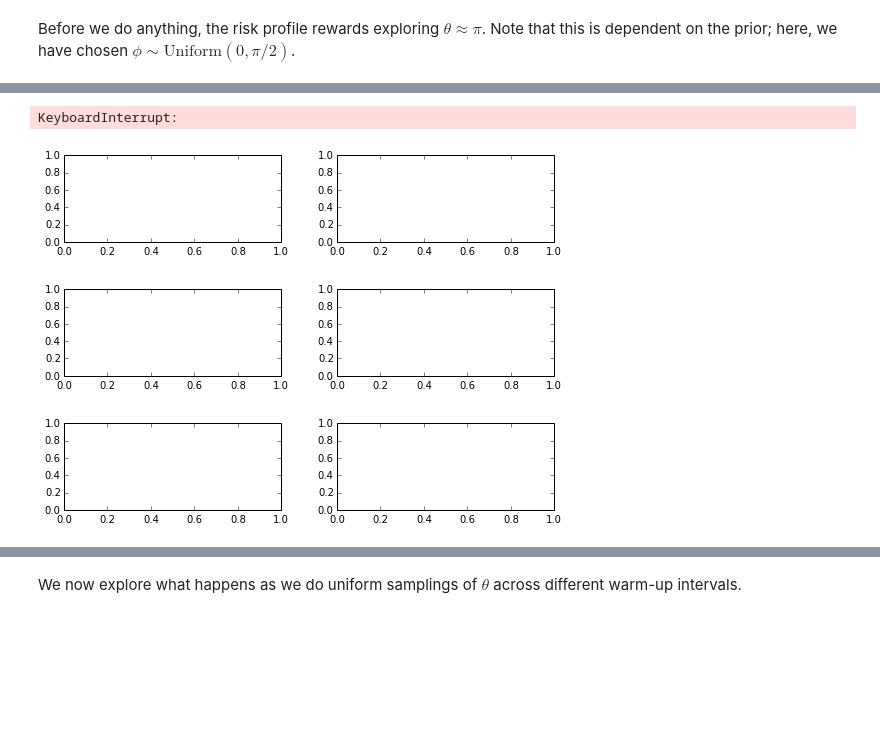
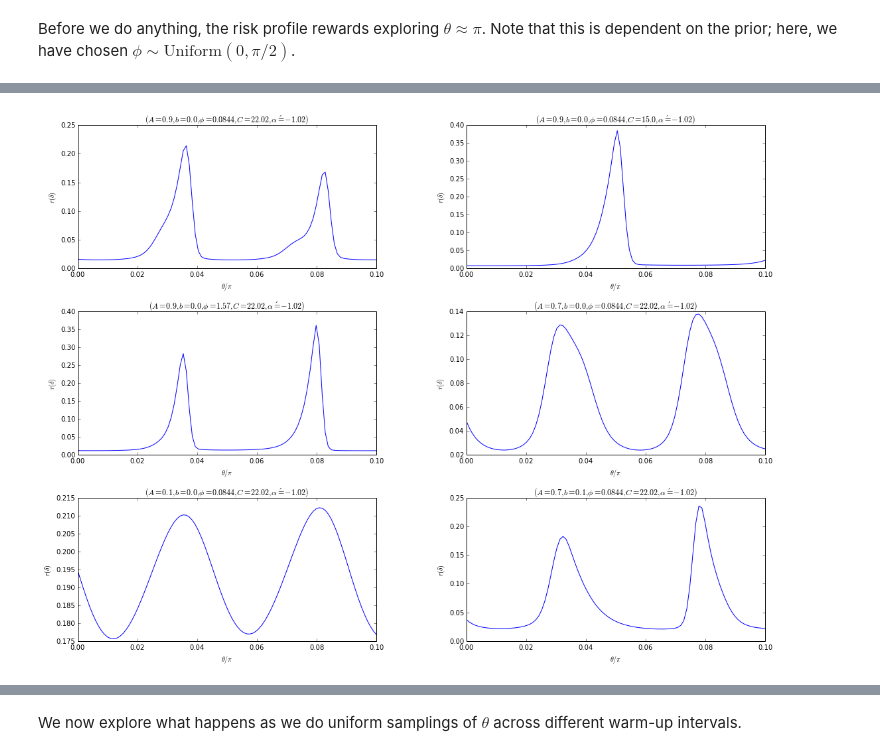
Before and after one commit to taalexander/Honours-Thesis, a Jupyter notebook: code/Adaptive Neutron Interferometry.ipynb, the cells around one changed output, grey strips where cells are left out. Saved outputs shown, nothing was run; the diff lists cells and outputs as text; code cells hidden in the pictures; blank space fills up the shorter version.

```diff
--- a/code/Adaptive Neutron Interferometry.ipynb
+++ b/code/Adaptive Neutron Interferometry.ipynb
@@ -198,11 +198,11 @@ for i,x in zip(range(1,len(y)+1),y):
     plot(delta/np.pi,p)
     xlim(0,1/10.)
     xlabel(r'$\delta/\pi$')
-    ylabel(r'Probability of Detection')
+    ylabel(r'Pr(O)')
     title(r'$(A={0},b={1},\phi={2:.3},C={3},\alpha\'={4})$'.format(*x))
 
-subplots_adjust(left=0.2,right=2.0,bottom=0.2,top=2.0,wspace=0.3,hspace=0.3)
+subplots_adjust(left=0.2,right=1.2,bottom=0.5,top=2.0,wspace=0.4,hspace=0.4)
 
-savefig('likelihoods.eps')
+savefig('likelihoods.png')
 show()
 # %% [output]
@@ -290,6 +299,7 @@ def plot_risks_array(updater, theta_min=0, theta_max=TWO_PI,hum=0.70,hum_std=0.0
     f = plot(deltas / np.pi, risks)
     xlabel(r'$\theta / \pi$')
     ylabel(r'$r(\delta)$')
+    xlim((0,1/10))
     if ylims is not None:
         ylim(ylims)
     return f
@@ -308,10 +318,9 @@ def make_array(model,trueparams,priors,num_particle=100000,theta_min=0, theta_ma
         savefig(save_file)
     show()
 # %%
-make_array(neutron_model_ex,true_modelparams_array,neutron_prior_arr,100000,theta_min=0,theta_max=d_u,save_file="risks1.eps")
+make_array(neutron_model_ex,true_modelparams_array,neutron_prior_arr,20000,theta_min=0,theta_max=d_u,save_file="risks1.eps")
 # %% [output]
-KeyboardInterrupt:
-[figure, old version]
+[figure, new version]
 # %%
 # now for experimental model
 plot_risks_ex(smc.SMCUpdater(neutron_model_ex, 100000, neutron_prior_ex))
```
Also changed, not shown: parts of 24 cells of this notebook, 12 other files.
